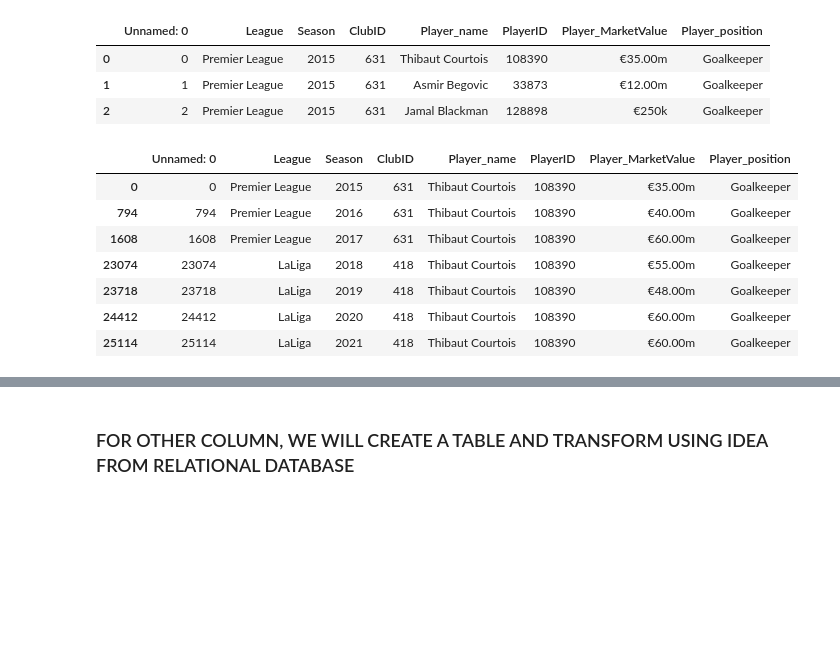
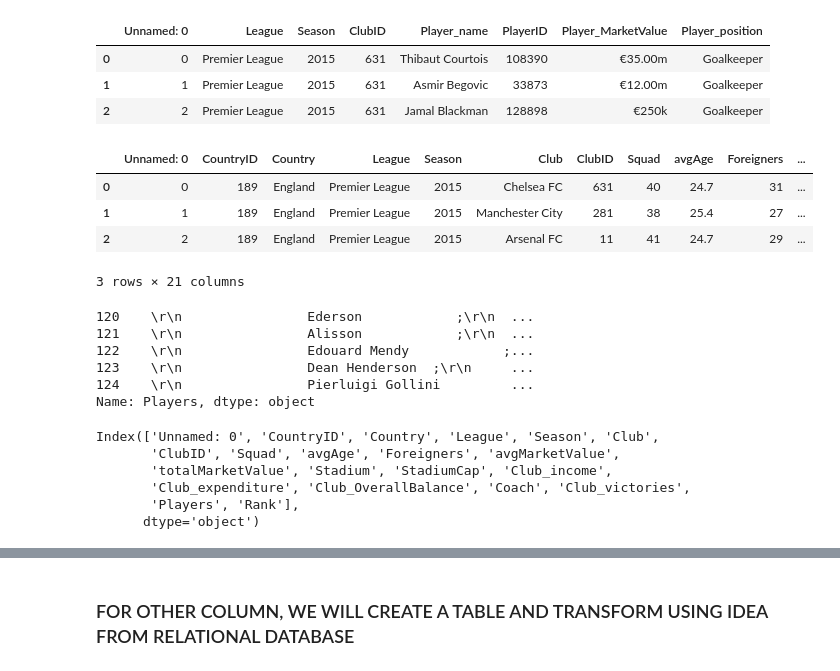
Before and after one commit to ngocquanofficial/Football-Player-Price-Prediction, a Jupyter notebook: data_preprocessing.ipynb, the cells around one changed output, grey strips where cells are left out. Drawn from its saved outputs; the diff is of its cells as text; code cells hidden in the pictures; blank space fills up the shorter version.

```diff
--- a/data_preprocessing.ipynb
+++ b/data_preprocessing.ipynb
@@ -159,14 +153,11 @@ club_players.head(3)
 | 0 | 0 | Premier League | 2015 | 631 | Thibaut Courtois | 108390 | €35.00m | Goalkeeper |
 | 1 | 1 | Premier League | 2015 | 631 | Asmir Begovic | 33873 | €12.00m | Goalkeeper |
 | 2 | 2 | Premier League | 2015 | 631 | Jamal Blackman | 128898 | €250k | Goalkeeper |
-# %%
-club_players[club_players["Player_name"] == "Thibaut Courtois"]
-# %% [output]
-|  | Unnamed: 0 | League | Season | ClubID | Player_name | PlayerID | Player_MarketValue | Player_position |
-| 0 | 0 | Premier League | 2015 | 631 | Thibaut Courtois | 108390 | €35.00m | Goalkeeper |
-| 794 | 794 | Premier League | 2016 | 631 | Thibaut Courtois | 108390 | €40.00m | Goalkeeper |
-| 1608 | 1608 | Premier League | 2017 | 631 | Thibaut Courtois | 108390 | €60.00m | Goalkeeper |
-| 23074 | 23074 | LaLiga | 2018 | 418 | Thibaut Courtois | 108390 | €55.00m | Goalkeeper |
-| 23718 | 23718 | LaLiga | 2019 | 418 | Thibaut Courtois | 108390 | €48.00m | Goalkeeper |
-| 24412 | 24412 | LaLiga | 2020 | 418 | Thibaut Courtois | 108390 | €60.00m | Goalkeeper |
-| 25114 | 25114 | LaLiga | 2021 | 418 | Thibaut Courtois | 108390 | €60.00m | Goalkeeper |
+# %%
+club.head(3)
+# %% [output]
+|  | Unnamed: 0 | CountryID | Country | League | Season | Club | ClubID | Squad | avgAge | Foreigners | ... |
+| 0 | 0 | 189 | England | Premier League | 2015 | Chelsea FC | 631 | 40 | 24.7 | 31 | ... |
+| 1 | 1 | 189 | England | Premier League | 2015 | Manchester City | 281 | 38 | 25.4 | 27 | ... |
+| 2 | 2 | 189 | England | Premier League | 2015 | Arsenal FC | 11 | 41 | 24.7 | 29 | ... |
+3 rows × 21 columns
@@ -172,0 +166,18 @@ club_players[club_players["Player_name"] == "Thibaut Courtois"]
+# %%
+newest_season_club["Players"].head()
+# %% [output]
+120    \r\n                Ederson            ;\r\n  ...
+121    \r\n                Alisson            ;\r\n  ...
+122    \r\n                Edouard Mendy            ;...
+123    \r\n                Dean Henderson  ;\r\n     ...
+124    \r\n                Pierluigi Gollini         ...
+Name: Players, dtype: object
+# %%
+newest_season_club.columns
+# %% [output]
+Index(['Unnamed: 0', 'CountryID', 'Country', 'League', 'Season', 'Club',
+       'ClubID', 'Squad', 'avgAge', 'Foreigners', 'avgMarketValue',
+       'totalMarketValue', 'Stadium', 'StadiumCap', 'Club_income',
+       'Club_expenditure', 'Club_OverallBalance', 'Coach', 'Club_victories',
+       'Players', 'Rank'],
+      dtype='object')
```
Also changed, not shown: parts of 8 cells of this notebook.
